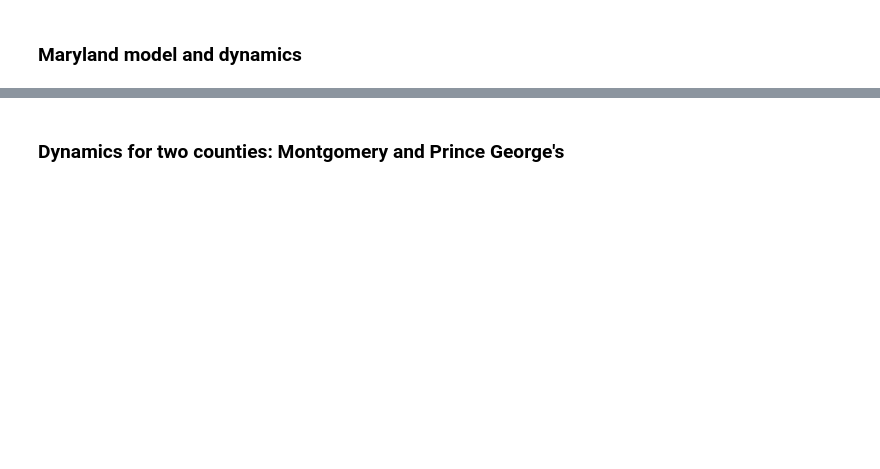
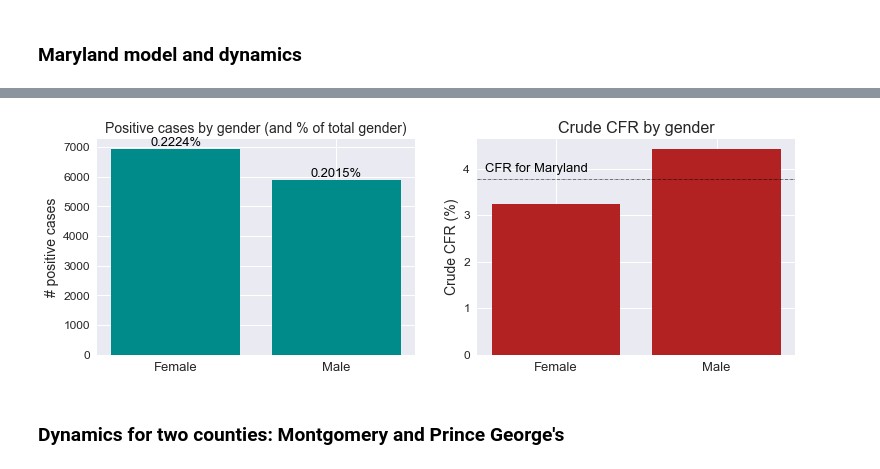
Before and after one commit to akonstodata/md_county_covid, a Jupyter notebook: code/MD_COVID_Dynamics_model_choose.ipynb, the cells around one changed output, grey strips where cells are left out. Cells and saved outputs as stored; diff of their text form; code cells hidden in the pictures; blank space fills up the shorter version.

```diff
--- a/code/MD_COVID_Dynamics_model_choose.ipynb
+++ b/code/MD_COVID_Dynamics_model_choose.ipynb
@@ -419,3 +422,51 @@ Text(0.5, 1.0, 'Positive population %')
+# %%
+# reset
+md_p_today=md_county.iloc[-1]
+md_d_today=md_d.iloc[-1]
+
+# gender diffs
+female_pos_num=md_p_today["Female"]
+male_pos_num=md_p_today["Male"]
+
+female_pos_percent=round(female_pos_num/md_pop.loc["Female"]["Population_2019"]*100,4)
+male_pos_percent = round(male_pos_num/md_pop.loc["Male"]["Population_2019"]*100,4)
+
+cfr_fem = round(md_d_today["Female"]/female_pos_num*100,4)
+cfr_male = round(md_d_today["Male"]/male_pos_num*100,4)
+# %%
+fig = plt.figure(figsize=(16,10));
+#fig.suptitle('COVID cases in Maryland by gender',fontsize=17)
+
+ax = fig.add_subplot(331)
+
+plt.bar([0,1],[female_pos_num,male_pos_num],color='DarkCyan')
+plt.ylabel("# positive cases",fontsize=14)
+plt.yticks(fontsize=12)
+fem_text=str(female_pos_percent)+"%"
+male_text=str(male_pos_percent)+"%"
+
+plt.text(0,female_pos_num,fem_text,rotation=0,color='black',fontsize = 13,verticalalignment='bottom',horizontalalignment='center')
+plt.text(1,male_pos_num,male_text,rotation=0,color='black',fontsize = 13,verticalalignment='bottom',horizontalalignment='center')
+
+plt.xticks([0,1],["Female","Male"],fontsize=13);
+plt.title("Positive cases by gender (and % of total gender)",fontsize=14)
+
+ax = fig.add_subplot(332)
+
+plt.bar([0,1],[cfr_fem,cfr_male],color='FireBrick')
+plt.ylabel("Crude CFR (%)",fontsize=14)
+plt.yticks(fontsize=12)
+
+plt.axhline(y=h_d.iloc[-1]["Percent"],color='black', linewidth=0.5,linestyle='-.');
+plt.text(0.2,h_d.iloc[-1]["Percent"]+0.2,"CFR for Maryland",rotation=0,color='black',fontsize = 13,verticalalignment='center',horizontalalignment='right')
+
+plt.xticks([0,1],["Female","Male"],fontsize=13);
+plt.title("Crude CFR by gender",fontsize=16)
+plt.tight_layout()
+plt.subplots_adjust(top=1)
+#plt.savefig('MD_COVID_gender.png')
+# %% [output]
+[figure, added]
 # %% [markdown]
 ### Dynamics for two counties: Montgomery and Prince George's
 # %%
```
Also changed, not shown: parts of 17 cells of this notebook, 8 other files.
